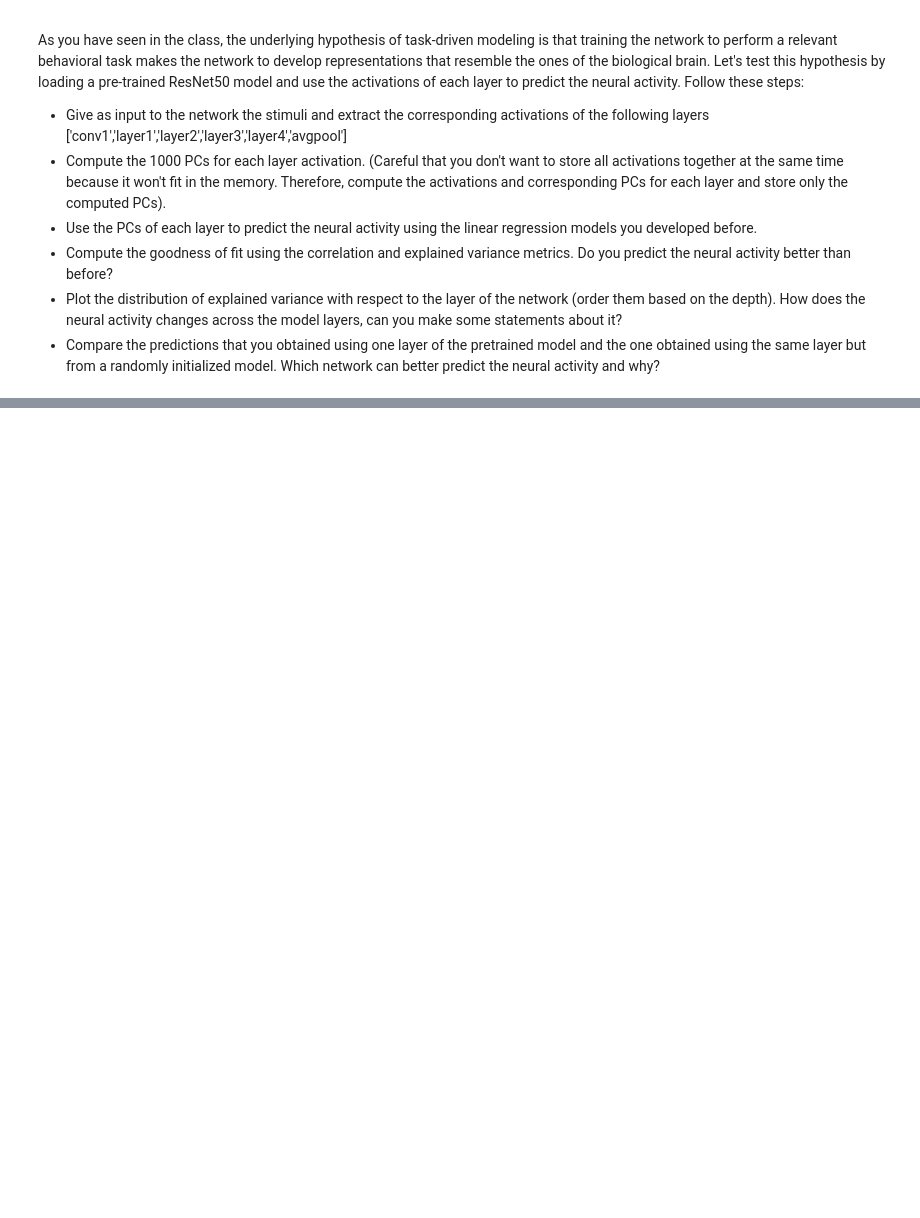
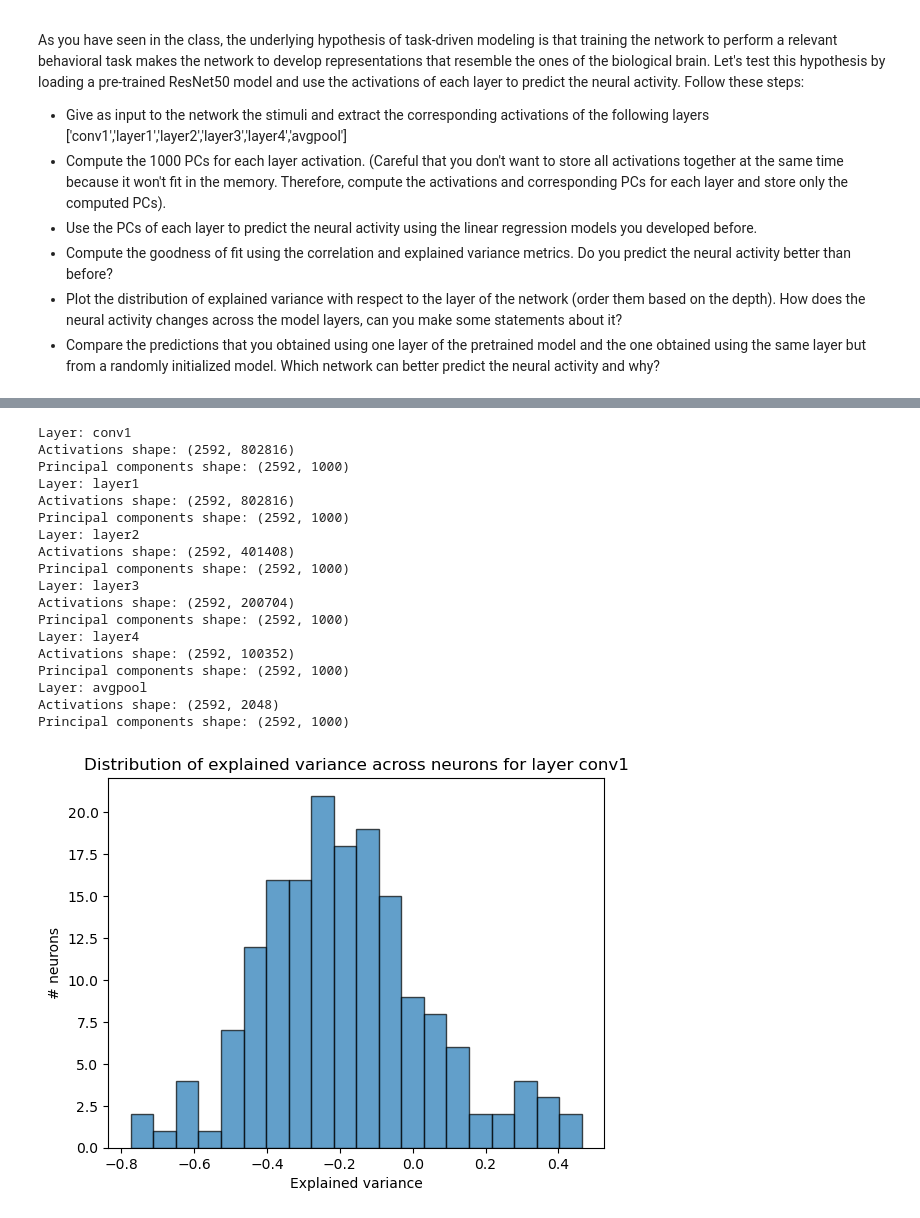
Before and after one commit to louise-montlahuc/nx414_team1, a Jupyter notebook: Week_6/week6.ipynb, the cells around one changed output, grey strips where cells are left out. Saved outputs shown, nothing was run; the diff lists cells and outputs as text; code cells hidden in the pictures; blank space fills up the shorter version.

```diff
--- a/Week_6/week6.ipynb
+++ b/Week_6/week6.ipynb
@@ -198,0 +322,55 @@ As you have seen in the class, the underlying hypothesis of task-driven modeling
+# %%
+## 4: Do the same for an untrained network
+
+untrained_resnet = resnet50(pretrained=False)
+untrained_resnet.eval()
+
+for name, layer in untrained_resnet.named_children():
+    if name in layers:
+        layer.register_forward_hook(lambda m, i, o, name=name: get_PCs_hook(m, i, o, name, 'untrained'))
+
+imgs = stimulus_train
+imgs = torch.from_numpy(imgs)
+with torch.no_grad():
+    untrained_resnet(imgs)
+
+for layer in layers:
+    pred_activity = get_activity_by_layer(layer, 'untrained')
+    correlations = []
+    explained_variances = []
+
+    for i in range(spikes_train.shape[1]):
+        # Correlation
+        corr, _ = pearsonr(pred_activity[:, i], spikes_train[:, i])
+        correlations.append(corr)
+
+        # Explained variance
+        ev = explained_variance_score(pred_activity[:, i], spikes_train[:, i])
+        explained_variances.append(ev)
+
+    # Plot distribution of explained variance
+    plt.hist(explained_variances, bins=20, edgecolor='k', alpha=0.7)
+    plt.xlabel('Explained variance')
+    plt.ylabel('# neurons')
+    plt.title('Distribution of explained variance across neurons for layer {}'.format(layer))
+    plt.show()
+# %% [output]
+Layer: conv1
+Activations shape: (2592, 802816)
+Principal components shape: (2592, 1000)
+Layer: layer1
+Activations shape: (2592, 802816)
+Principal components shape: (2592, 1000)
+Layer: layer2
+Activations shape: (2592, 401408)
+Principal components shape: (2592, 1000)
+Layer: layer3
+Activations shape: (2592, 200704)
+Principal components shape: (2592, 1000)
+Layer: layer4
+Activations shape: (2592, 100352)
+Principal components shape: (2592, 1000)
+Layer: avgpool
+Activations shape: (2592, 2048)
+Principal components shape: (2592, 1000)
+[figure, added]
```
Also changed, not shown: parts of 16 cells of this notebook, 2 other files.
